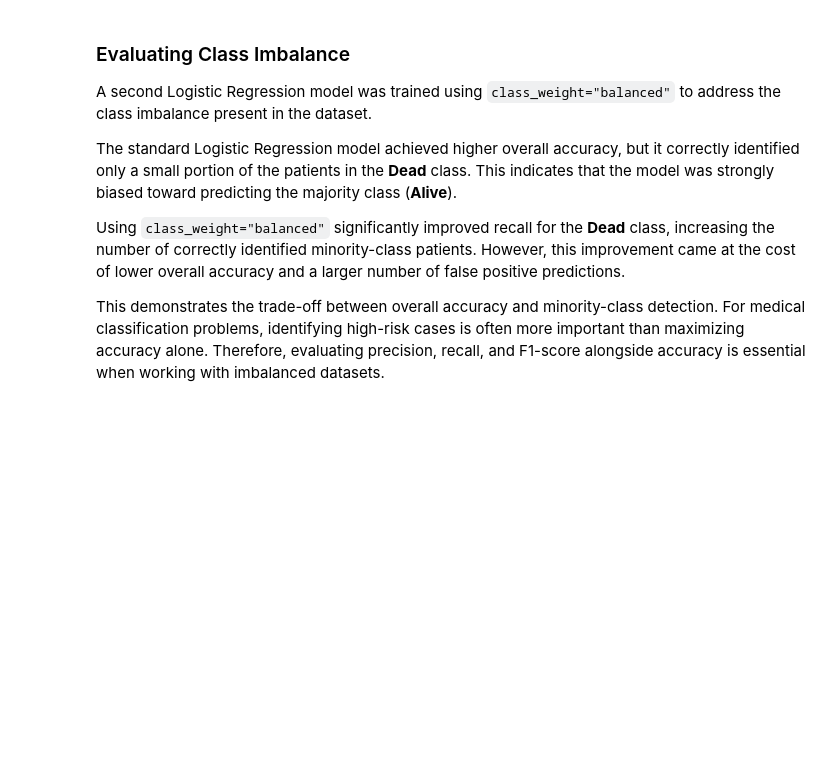
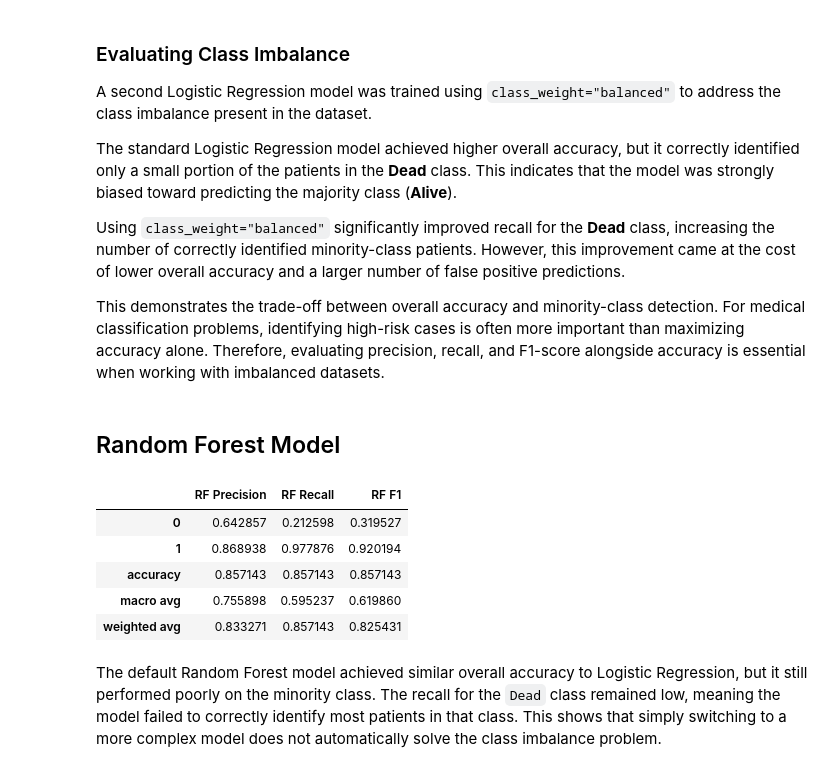
Before and after one commit to mohammadSous/breast-cancer-survival-prediction, a Jupyter notebook: main.ipynb, the cells around one changed output. Cells and saved outputs as stored; diff of their text form; code cells hidden in the pictures; blank space fills up the shorter version.

```diff
--- a/main.ipynb
+++ b/main.ipynb
@@ -489,3 +489,40 @@ The standard Logistic Regression model achieved higher overall accuracy, but it
 Using `class_weight="balanced"` significantly improved recall for the **Dead** class, increasing the number of correctly identified minority-class patients. However, this improvement came at the cost of lower overall accuracy and a larger number of false positive predictions.
 
 This demonstrates the trade-off between overall accuracy and minority-class detection. For medical classification problems, identifying high-risk cases is often more important than maximizing accuracy alone. Therefore, evaluating precision, recall, and F1-score alongside accuracy is essential when working with imbalanced datasets.
+# %% [markdown]
+## Random Forest Model
+# %%
+from sklearn.ensemble import RandomForestClassifier
+
+random_forest_model = RandomForestClassifier(
+    random_state=42
+)
+
+random_forest_model.fit(X_train_processed, y_train)
+
+y_pred_rf = random_forest_model.predict(X_test_processed)
+# %%
+rf_report = classification_report(
+    y_test,
+    y_pred_rf,
+    output_dict=True
+)
+
+rf_df = pd.DataFrame(rf_report).transpose()
+
+rf_comparison = pd.DataFrame({
+    "RF Precision": rf_df["precision"],
+    "RF Recall": rf_df["recall"],
+    "RF F1": rf_df["f1-score"]
+})
+
+rf_comparison
+# %% [output]
+|  | RF Precision | RF Recall | RF F1 |
+| 0 | 0.642857 | 0.212598 | 0.319527 |
+| 1 | 0.868938 | 0.977876 | 0.920194 |
+| accuracy | 0.857143 | 0.857143 | 0.857143 |
+| macro avg | 0.755898 | 0.595237 | 0.619860 |
+| weighted avg | 0.833271 | 0.857143 | 0.825431 |
+# %% [markdown]
+The default Random Forest model achieved similar overall accuracy to Logistic Regression, but it still performed poorly on the minority class. The recall for the `Dead` class remained low, meaning the model failed to correctly identify most patients in that class. This shows that simply switching to a more complex model does not automatically solve the class imbalance problem.
```
Also changed, not shown: parts of 17 cells of this notebook.
